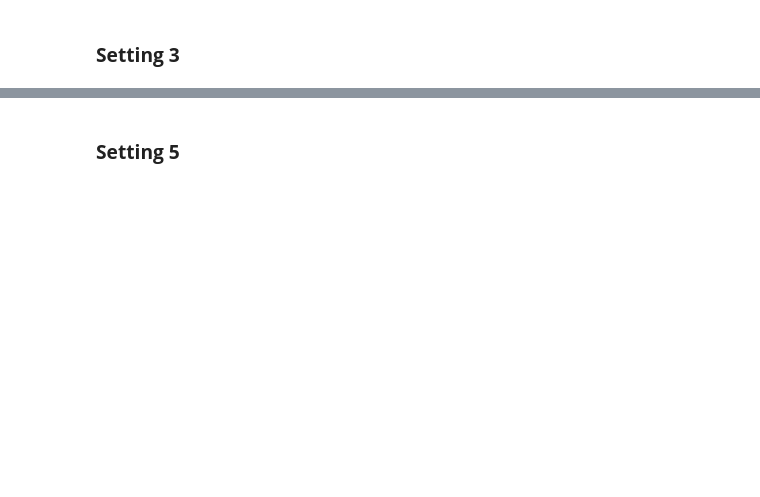
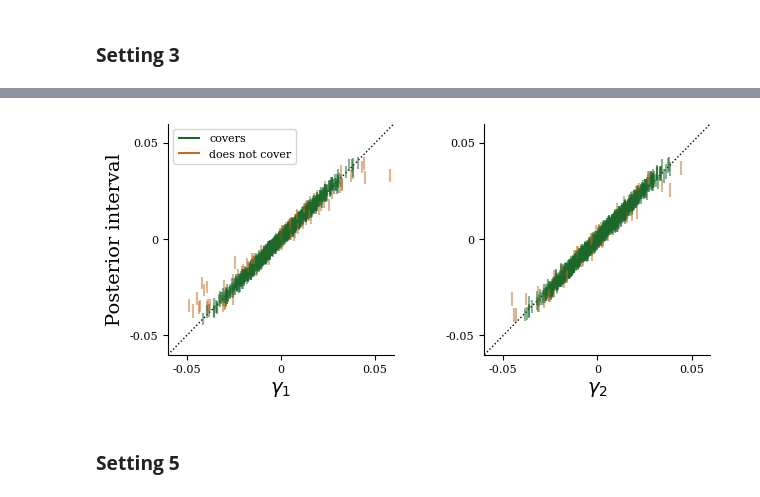
Before and after one commit to prob-ml/blissWL, a Jupyter notebook: images_to_maps/descwl/results/credibleintervals.ipynb, the cells around one changed output, grey strips where cells are left out. Drawn from its saved outputs; the diff is of its cells as text; code cells hidden in the pictures; blank space fills up the shorter version.

```diff
--- a/images_to_maps/descwl/results/credibleintervals.ipynb
+++ b/images_to_maps/descwl/results/credibleintervals.ipynb
@@ -353,3 +400,12 @@ plot_credible_intervals(
+# %%
+plot_credible_intervals(
+    shear1_true, shear2_true,
+    shear1_ci_lower, shear1_ci_upper,
+    shear2_ci_lower, shear2_ci_upper,
+    save_path="figures/npe_credibleintervals_setting4.png"
+)
+# %% [output]
+[figure, added]
 # %% [markdown]
 ### **Setting 5**
 # %%
```
Also changed, not shown: parts of 15 cells of this notebook, 11 other files.
